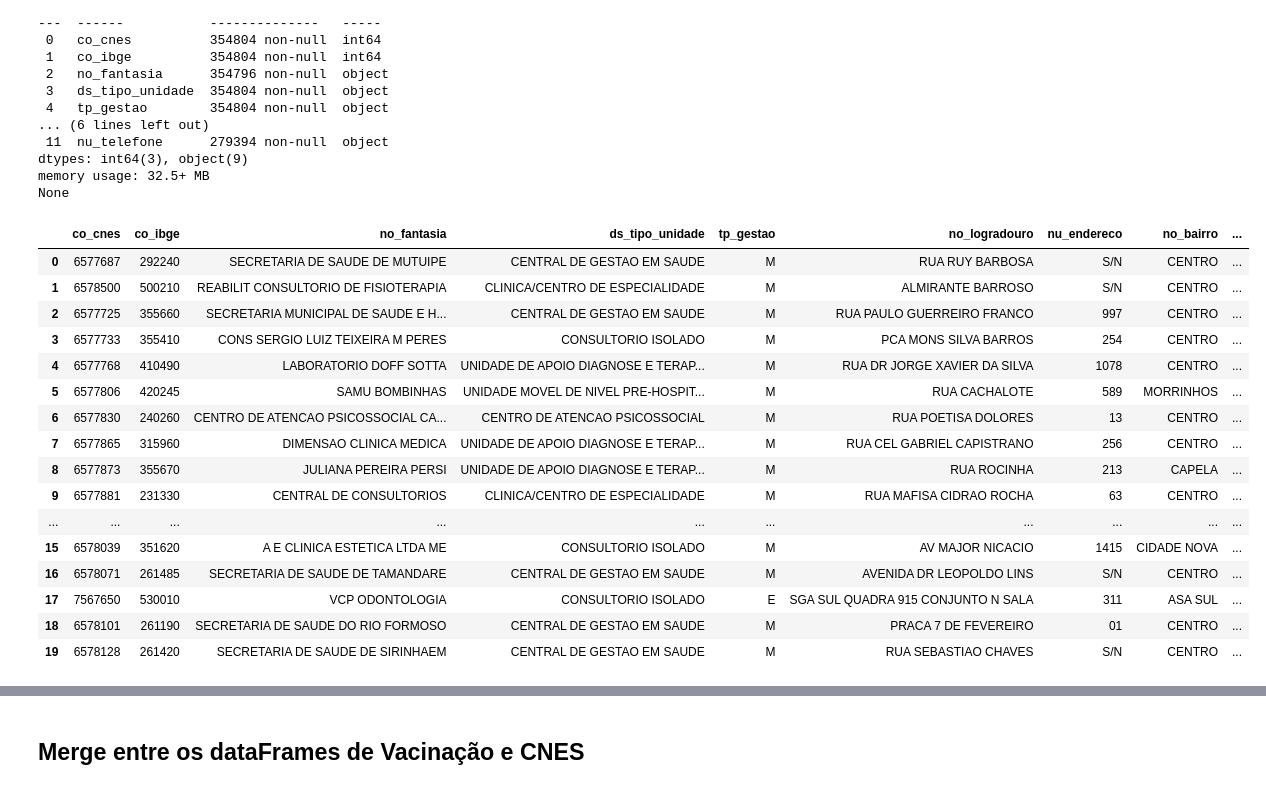
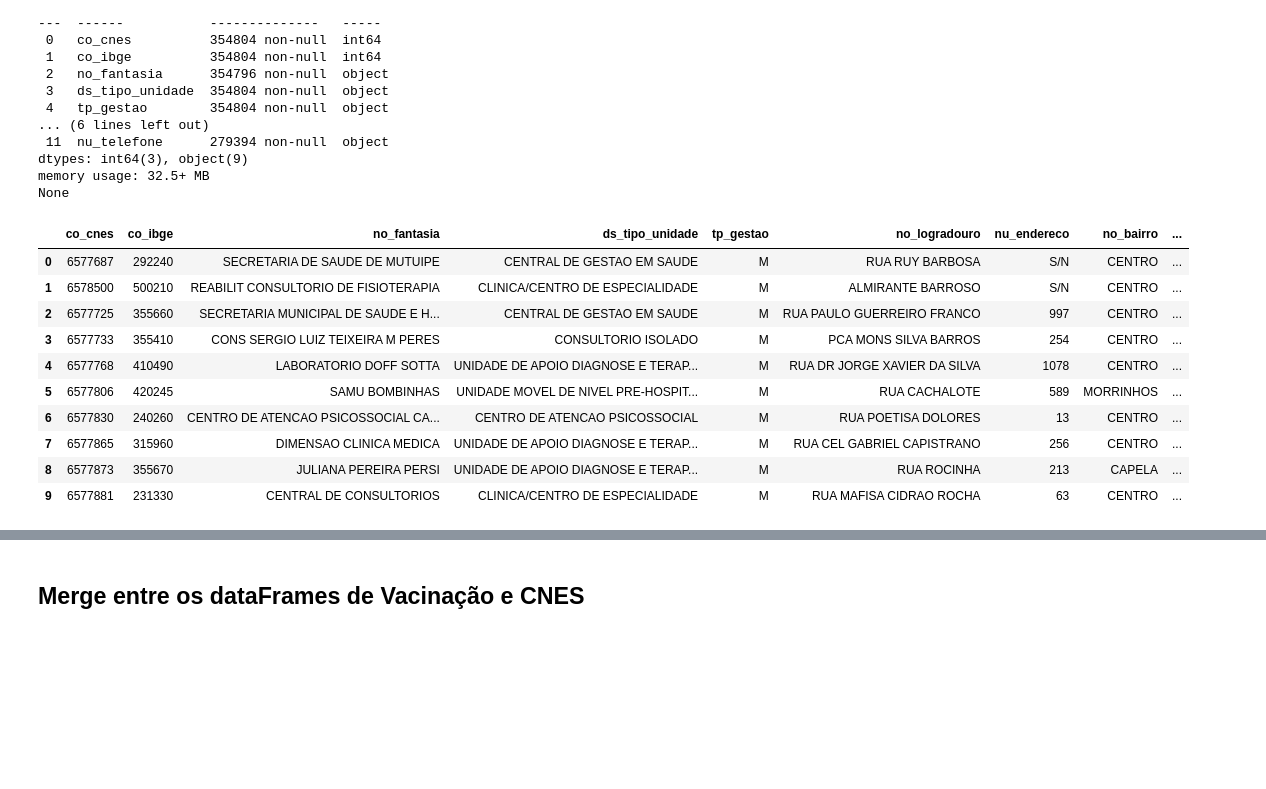
Before and after one commit to massaoiwanaga/topespsi, a Jupyter notebook: TESI_VAC_COVID.ipynb, the cells around one changed output, grey strips where cells are left out. Cells and saved outputs as stored; diff of their text form; code cells hidden in the pictures; blank space fills up the shorter version.

```diff
--- a/TESI_VAC_COVID.ipynb
+++ b/TESI_VAC_COVID.ipynb
@@ -326,22 +333,16 @@ dtypes: int64(3), object(9)
 memory usage: 32.5+ MB
 None
 # %%
-df_cnes.head(20)        # Visualização dos registros iniciais
+df_cnes.head(10)        # Visualização dos registros iniciais
 # %% [output]
 |  | co_cnes | co_ibge | no_fantasia | ds_tipo_unidade | tp_gestao | no_logradouro | nu_endereco | no_bairro | ... |
 | 0 | 6577687 | 292240 | SECRETARIA DE SAUDE DE MUTUIPE | CENTRAL DE GESTAO EM SAUDE | M | RUA RUY BARBOSA | S/N | CENTRO | ... |
 | 1 | 6578500 | 500210 | REABILIT CONSULTORIO DE FISIOTERAPIA | CLINICA/CENTRO DE ESPECIALIDADE | M | ALMIRANTE BARROSO | S/N | CENTRO | ... |
 | 2 | 6577725 | 355660 | SECRETARIA MUNICIPAL DE SAUDE E H... | CENTRAL DE GESTAO EM SAUDE | M | RUA PAULO GUERREIRO FRANCO | 997 | CENTRO | ... |
 | 3 | 6577733 | 355410 | CONS SERGIO LUIZ TEIXEIRA M PERES | CONSULTORIO ISOLADO | M | PCA MONS SILVA BARROS | 254 | CENTRO | ... |
 | 4 | 6577768 | 410490 | LABORATORIO DOFF SOTTA | UNIDADE DE APOIO DIAGNOSE E TERAP... | M | RUA DR JORGE XAVIER DA SILVA | 1078 | CENTRO | ... |
 | 5 | 6577806 | 420245 | SAMU BOMBINHAS | UNIDADE MOVEL DE NIVEL PRE-HOSPIT... | M | RUA CACHALOTE | 589 | MORRINHOS | ... |
 | 6 | 6577830 | 240260 | CENTRO DE ATENCAO PSICOSSOCIAL CA... | CENTRO DE ATENCAO PSICOSSOCIAL | M | RUA POETISA DOLORES | 13 | CENTRO | ... |
 | 7 | 6577865 | 315960 | DIMENSAO CLINICA MEDICA | UNIDADE DE APOIO DIAGNOSE E TERAP... | M | RUA CEL GABRIEL CAPISTRANO | 256 | CENTRO | ... |
 | 8 | 6577873 | 355670 | JULIANA PEREIRA PERSI | UNIDADE DE APOIO DIAGNOSE E TERAP... | M | RUA ROCINHA | 213 | CAPELA | ... |
 | 9 | 6577881 | 231330 | CENTRAL DE CONSULTORIOS | CLINICA/CENTRO DE ESPECIALIDADE | M | RUA MAFISA CIDRAO ROCHA | 63 | CENTRO | ... |
-| ... | ... | ... | ... | ... | ... | ... | ... | ... | ... |
-| 15 | 6578039 | 351620 | A E CLINICA ESTETICA LTDA ME | CONSULTORIO ISOLADO | M | AV MAJOR NICACIO | 1415 | CIDADE NOVA | ... |
-| 16 | 6578071 | 261485 | SECRETARIA DE SAUDE DE TAMANDARE | CENTRAL DE GESTAO EM SAUDE | M | AVENIDA DR LEOPOLDO LINS | S/N | CENTRO | ... |
-| 17 | 7567650 | 530010 | VCP ODONTOLOGIA | CONSULTORIO ISOLADO | E | SGA SUL QUADRA 915 CONJUNTO N SALA | 311 | ASA SUL | ... |
-| 18 | 6578101 | 261190 | SECRETARIA DE SAUDE DO RIO FORMOSO | CENTRAL DE GESTAO EM SAUDE | M | PRACA 7 DE FEVEREIRO | 01 | CENTRO | ... |
-| 19 | 6578128 | 261420 | SECRETARIA DE SAUDE DE SIRINHAEM | CENTRAL DE GESTAO EM SAUDE | M | RUA SEBASTIAO CHAVES | S/N | CENTRO | ... |
```
Also changed, not shown: parts of 50 cells of this notebook.
